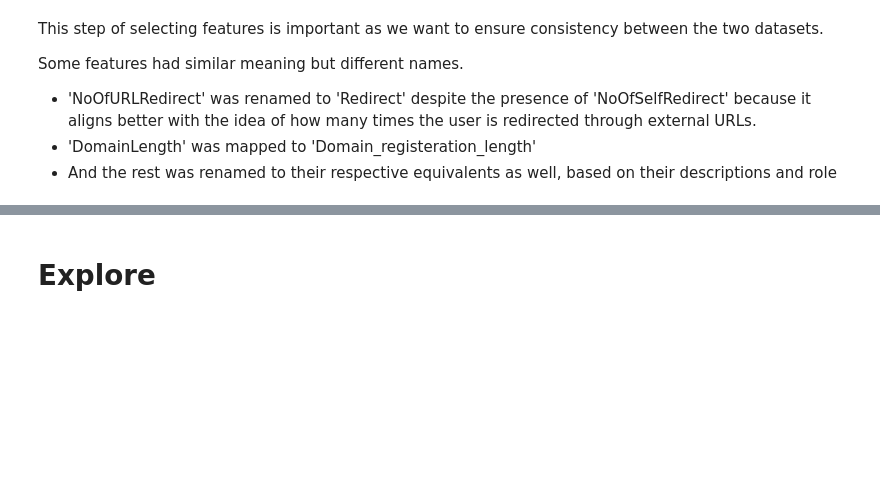
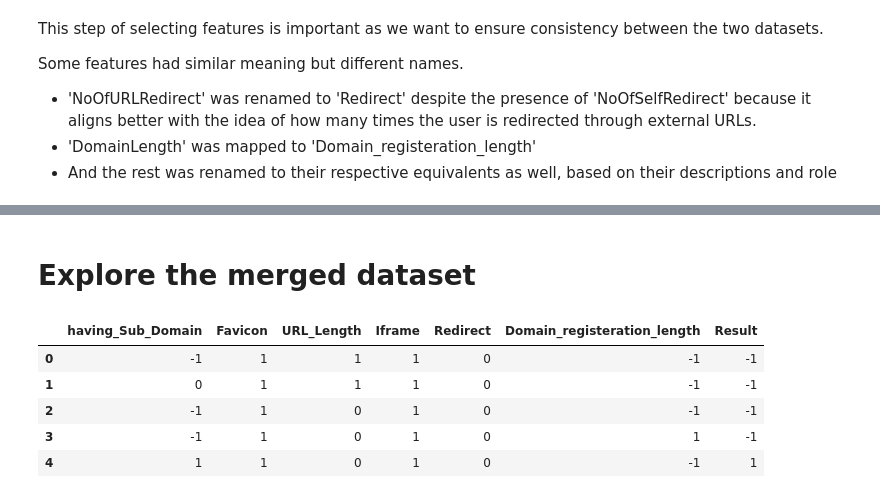
Before and after one commit to gabrielalaa/PhisingDetection, a Jupyter notebook: notebooks/merged_datasets.ipynb, the cells around one changed output, grey strips where cells are left out. Saved outputs shown, nothing was run; the diff lists cells and outputs as text; code cells hidden in the pictures; blank space fills up the shorter version.

```diff
--- a/notebooks/merged_datasets.ipynb
+++ b/notebooks/merged_datasets.ipynb
@@ -94,4 +110,4 @@ print(merged_df.head())
 # Save as csv
 merged_df.to_csv("../data/merged_dataset.csv", index=False)
 # %% [markdown]
-# Explore
+# Explore the merged dataset
@@ -97,0 +117,10 @@ merged_df.to_csv("../data/merged_dataset.csv", index=False)
+# %%
+# See the first 5 rows
+df.head()
+# %% [output]
+|  | having_Sub_Domain | Favicon | URL_Length | Iframe | Redirect | Domain_registeration_length | Result |
+| 0 | -1 | 1 | 1 | 1 | 0 | -1 | -1 |
+| 1 | 0 | 1 | 1 | 1 | 0 | -1 | -1 |
+| 2 | -1 | 1 | 0 | 1 | 0 | -1 | -1 |
+| 3 | -1 | 1 | 0 | 1 | 0 | 1 | -1 |
+| 4 | 1 | 1 | 0 | 1 | 0 | -1 | 1 |
```
Also changed, not shown: parts of 16 cells of this notebook, 2 other files.
